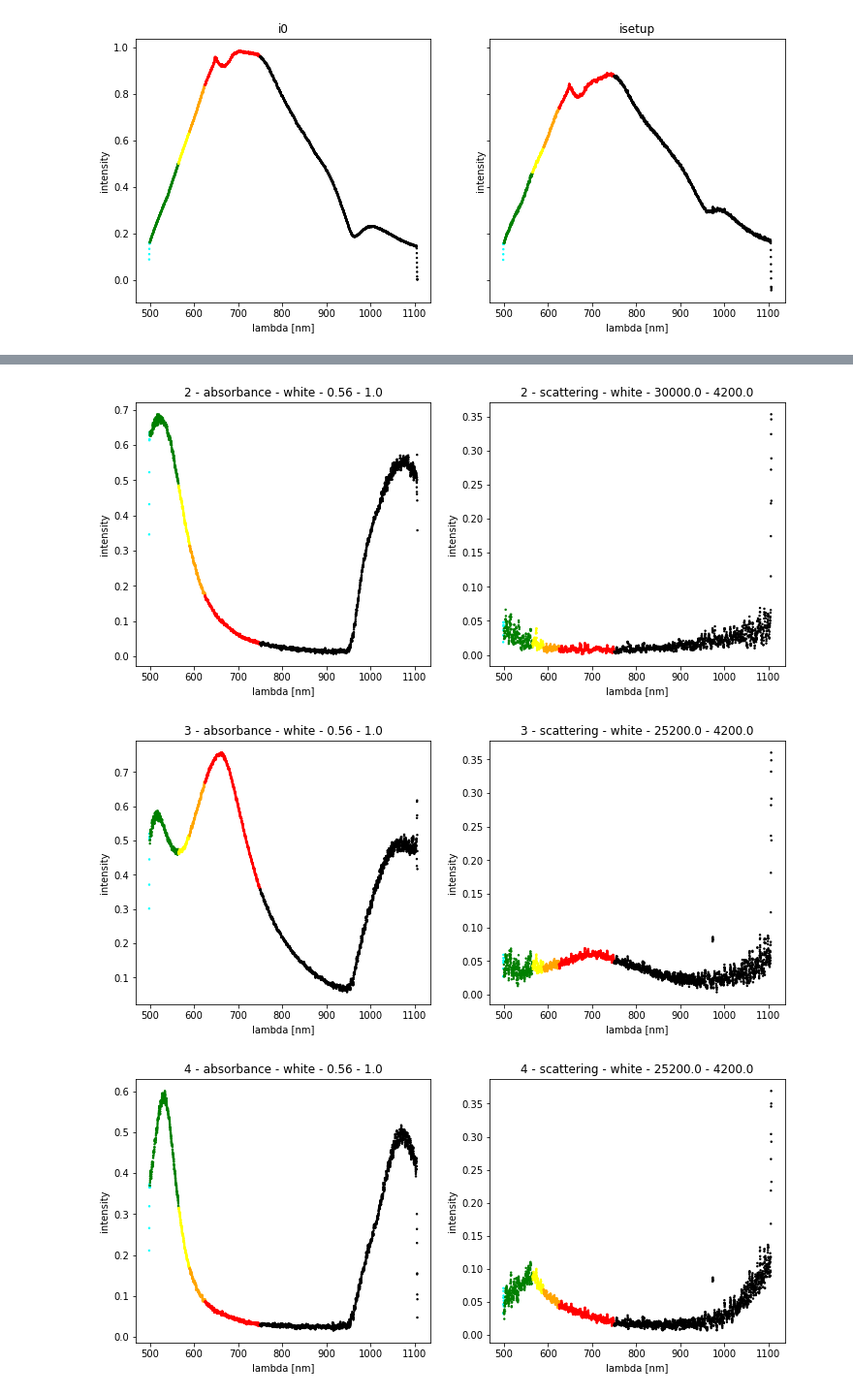
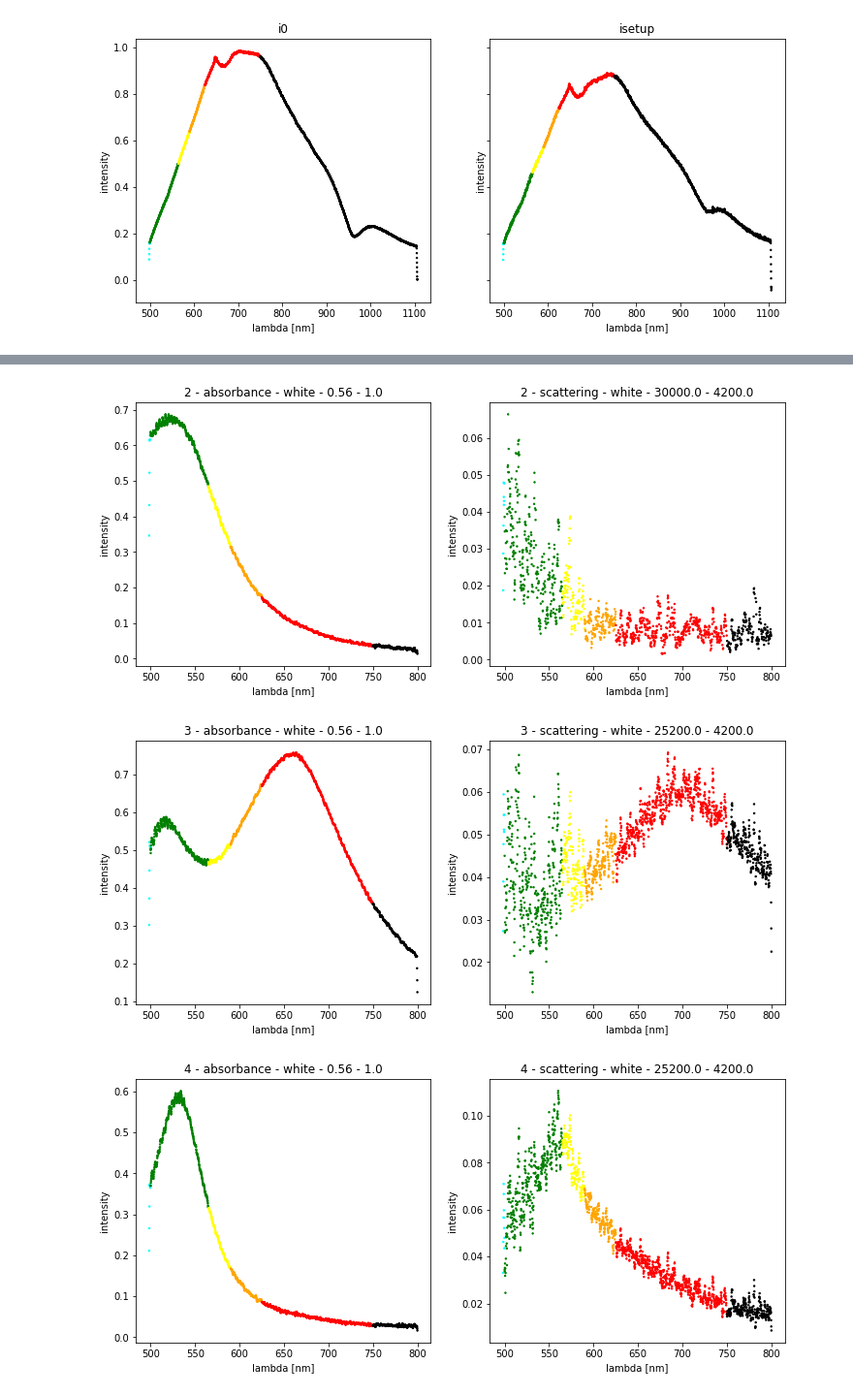
Before and after one commit to lukasbrunnerjku/Colors, a Jupyter notebook: main.ipynb, the cells around one changed output, grey strips where cells are left out. Shown: that part at 97% size. Drawn from its saved outputs; the diff is of its cells as text; code cells hidden in the pictures.

Commit message:
added cutoff

```diff
--- a/main.ipynb
+++ b/main.ipynb
@@ -92,7 +92,7 @@ def color_info(p: Path):
     else:
         return 'white'
 
-def plot_by_patterns(patterns, funcs, irefs, filter=None, integration_times=None, verbose=False):
+def plot_by_patterns(patterns, funcs, irefs, filter=None, integration_times=None, cutoff=None, verbose=False):
 
     if filter is None:
         filter = lambda p: p
@@ -121,6 +121,9 @@ def plot_by_patterns(patterns, funcs, irefs, filter=None, integration_times=None
             title = f'{sample} - {funcs[idx].__name__} - {color} - {integration_time} - {integration_times[idx]}'
 
             mask = (i[1] * irefs[idx][1] > 0)
+
+            if cutoff is not None:
+                mask = np.logical_and(mask, i[0] <= cutoff)
             plot_spectrum(
                 i[0][mask], funcs[idx](i[1][mask], irefs[idx][1][mask]) * corrfac,
                 axes[idx],
@@ -146,5 +149,6 @@ plot_by_patterns(
     [i0, isetup],
     filter_by_sample_number(1, 5),
     [1.0, 4200.0],
+    800.0
 )
 # %% [output]
@@ -152,3 +156,3 @@ plot_by_patterns(
-[figure, old version]
+[figure, new version]
-[figure, old version]
+[figure, new version]
-[figure, old version]
+[figure, new version]
```
Also changed, not shown: parts of 2 cells of this notebook.
